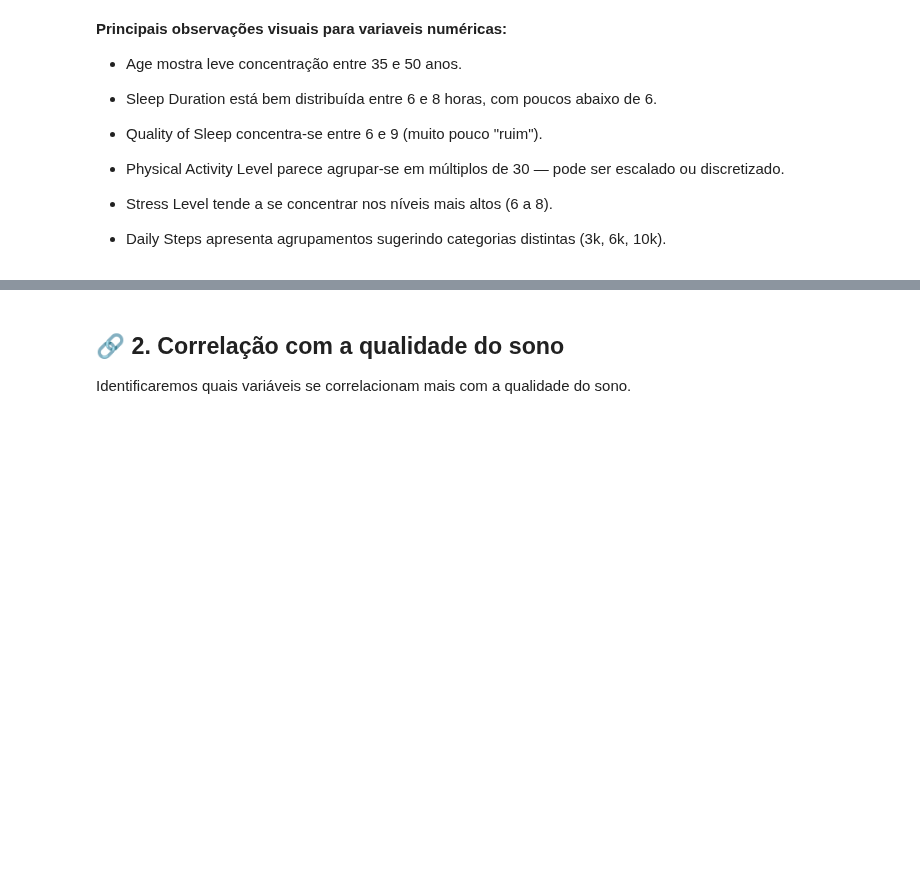
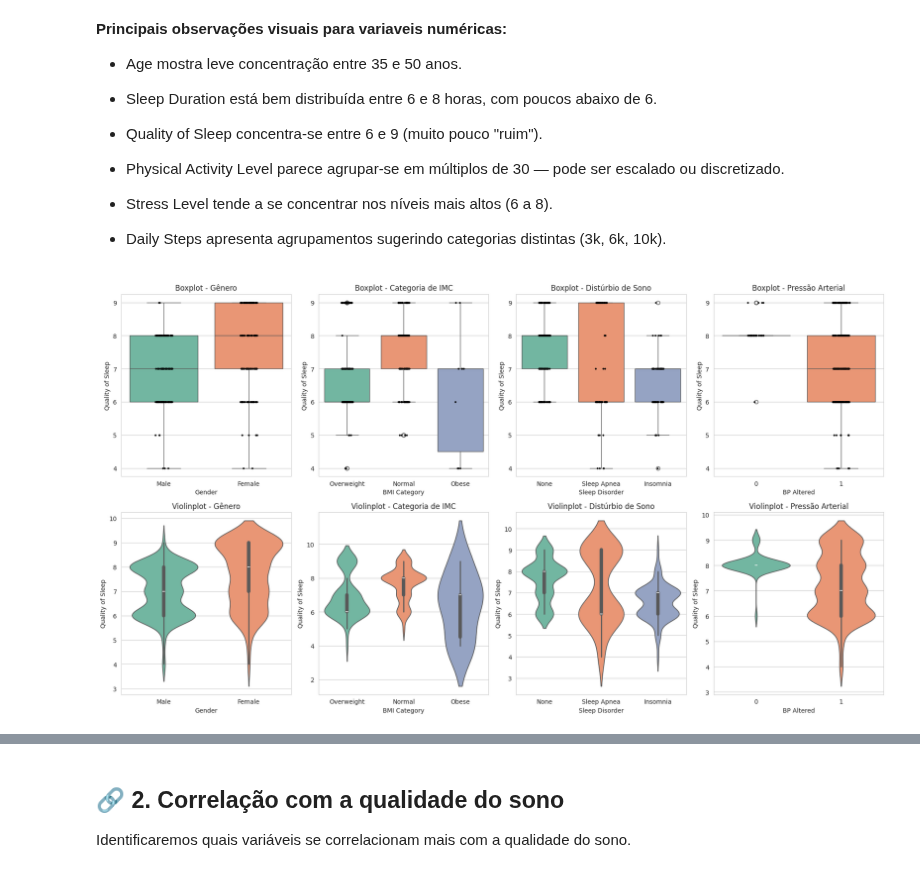
Before and after one commit to devLarissaRodrigues/WoMakersCode-DataAnalytics-DesafiosEmSquad, a Jupyter notebook: Bootcamp_Data_Analytics_2025_Desafio_Final_em_Squad.ipynb, the cells around one changed output, grey strips where cells are left out. Cells and saved outputs as stored; diff of their text form; code cells hidden in the pictures; blank space fills up the shorter version.

Commit message:
Inclusão dos Boxplot e Violin plot para analisar dados por categorias em relação à variável alvo

```diff
--- a/Bootcamp_Data_Analytics_2025_Desafio_Final_em_Squad.ipynb
+++ b/Bootcamp_Data_Analytics_2025_Desafio_Final_em_Squad.ipynb
@@ -280,3 +281,42 @@ plt.show()
 - Stress Level tende a se concentrar nos níveis mais altos (6 a 8).
 
 - Daily Steps apresenta agrupamentos sugerindo categorias distintas (3k, 6k, 10k).
+# %%
+# Cria uma grade de 2 linhas x 3 colunas
+fig, axes = plt.subplots(2, 4, figsize=(18, 10))
+
+# Linha 1 — Boxplots
+sns.boxplot(data=df, x='Gender', y='Quality of Sleep', palette='Set2', ax=axes[0, 0])
+sns.stripplot(data=df, x='Gender', y='Quality of Sleep', color='black', size=3, jitter=True, ax=axes[0, 0])
+axes[0, 0].set_title('Boxplot - Gênero')
+
+sns.boxplot(data=df, x='BMI Category', y='Quality of Sleep', palette='Set2', ax=axes[0, 1])
+sns.stripplot(data=df, x='BMI Category', y='Quality of Sleep', color='black', size=3, jitter=True, ax=axes[0, 1])
+axes[0, 1].set_title('Boxplot - Categoria de IMC')
+
+sns.boxplot(data=df, x='Sleep Disorder', y='Quality of Sleep', palette='Set2', ax=axes[0, 2])
+sns.stripplot(data=df, x='Sleep Disorder', y='Quality of Sleep', color='black', size=3, jitter=True, ax=axes[0, 2])
+axes[0, 2].set_title('Boxplot - Distúrbio de Sono')
+
+sns.boxplot(data=df, x='BP Altered', y='Quality of Sleep', palette='Set2', ax=axes[0, 3])
+sns.stripplot(data=df, x='BP Altered', y='Quality of Sleep', color='black', size=3, jitter=True, ax=axes[0, 3])
+axes[0, 3].set_title('Boxplot - Pressão Arterial')
+
+# Linha 2 — Violinplots
+sns.violinplot(data=df, x='Gender', y='Quality of Sleep', palette='Set2', inner='box', ax=axes[1, 0])
+axes[1, 0].set_title('Violinplot - Gênero')
+
+sns.violinplot(data=df, x='BMI Category', y='Quality of Sleep', palette='Set2', inner='box', ax=axes[1, 1])
+axes[1, 1].set_title('Violinplot - Categoria de IMC')
+
+sns.violinplot(data=df, x='Sleep Disorder', y='Quality of Sleep', palette='Set2', inner='box', ax=axes[1, 2])
+axes[1, 2].set_title('Violinplot - Distúrbio de Sono')
+
+sns.violinplot(data=df, x='BP Altered', y='Quality of Sleep', palette='Set2', inner='box', ax=axes[1, 3])
+axes[1, 3].set_title('Violinplot - Pressão Arterial')
+
+# Ajustes finais
+plt.tight_layout()
+plt.show()
+# %% [output]
+[figure, added]
```
Also changed, not shown: parts of 2 cells of this notebook.
